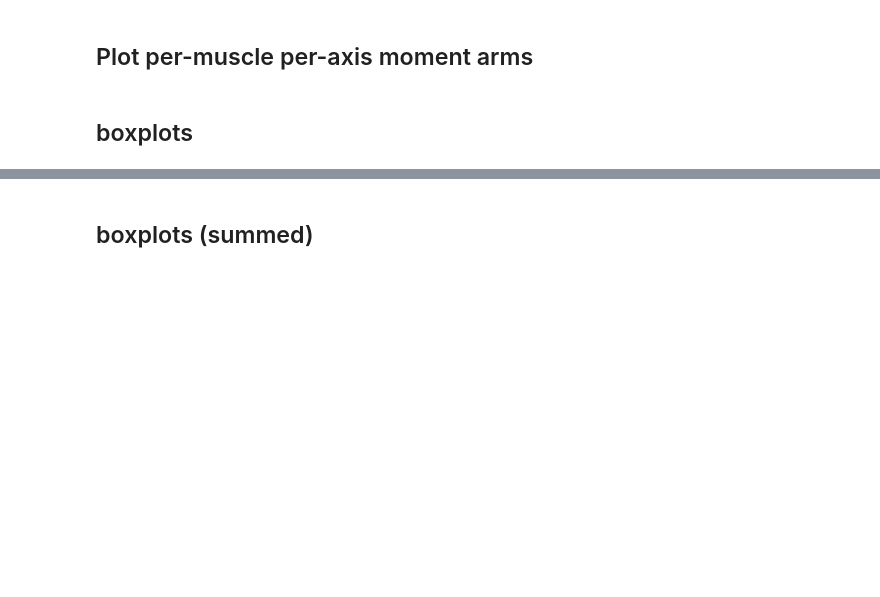
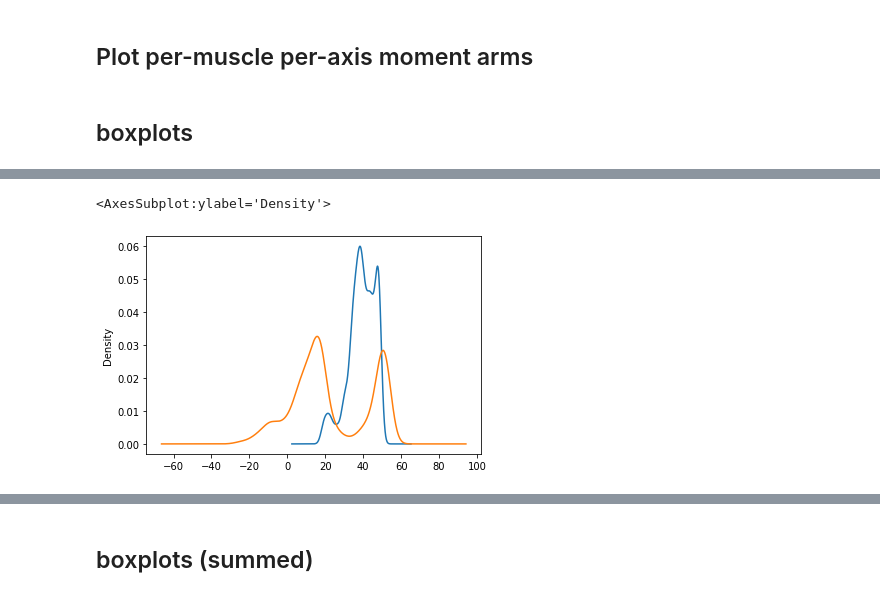
Before and after one commit to popscallion/possumpolish, a Jupyter notebook: Echidna3DPlots.ipynb, the cells around one changed output, grey strips where cells are left out. Saved outputs shown, nothing was run; the diff lists cells and outputs as text; code cells hidden in the pictures; blank space fills up the shorter version.

```diff
--- a/Echidna3DPlots.ipynb
+++ b/Echidna3DPlots.ipynb
@@ -1269,0 +1278,6 @@ for muscle in muscles_to_compare:
+# %%
+boxPlotDf[(boxPlotDf['joint']=='clavscap')&(boxPlotDf['muscle']=='latissimus_vert')&(boxPlotDf['source']=='simm')]['value'].plot.kde()
+boxPlotDf[(boxPlotDf['joint']=='clavscap')&(boxPlotDf['muscle']=='latissimus_vert')&(boxPlotDf['source']=='maya')]['value'].plot.kde()
+# %% [output]
+<AxesSubplot:ylabel='Density'>
+[figure, added]
```
Also changed, not shown: parts of 6 cells of this notebook, 8 other files.
